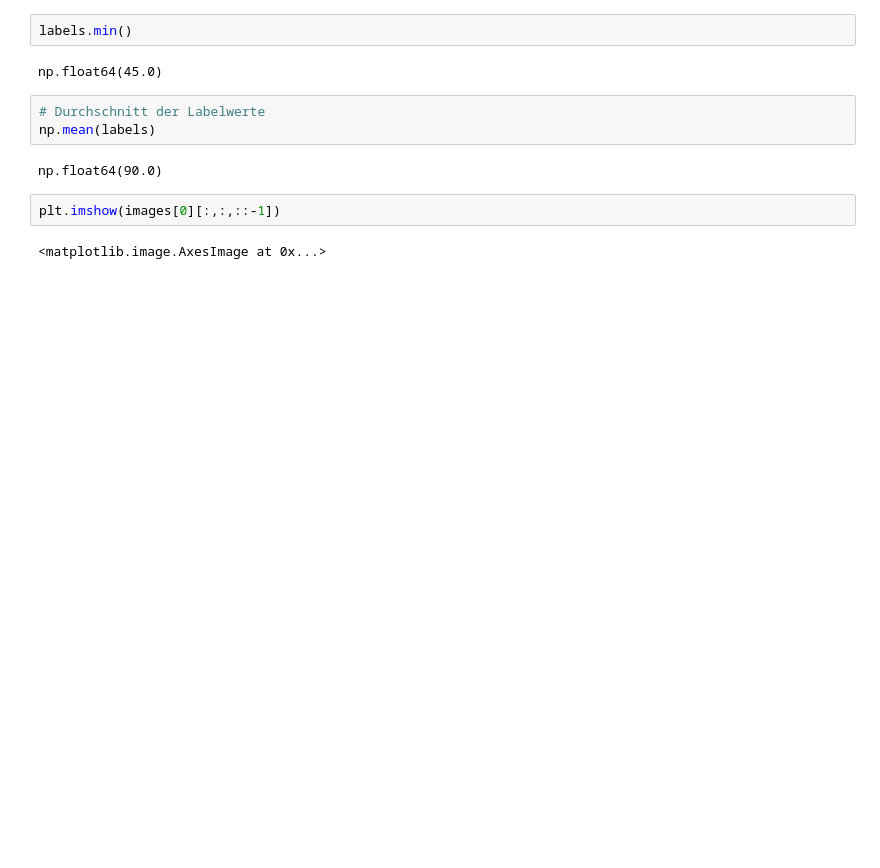
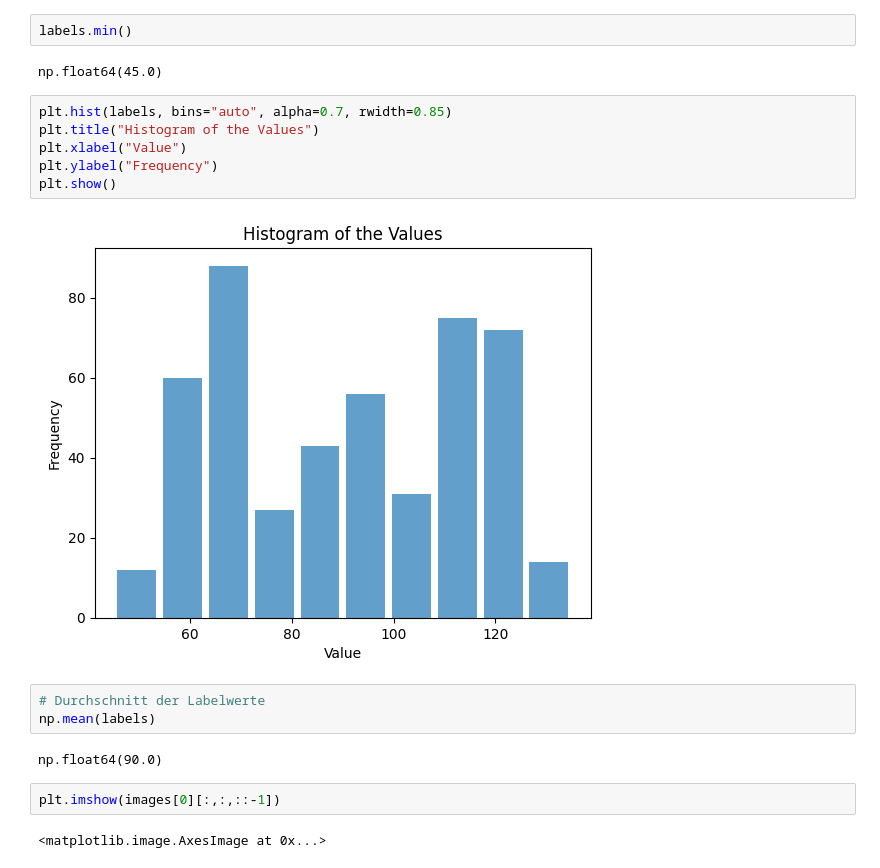
Before and after one commit to KaiMi92/PW_1_Grp3, a Jupyter notebook: nn_kai.ipynb, the cells around one changed output. Cells and saved outputs as stored; diff of their text form; blank space fills up the shorter version.

```diff
--- a/nn_kai.ipynb
+++ b/nn_kai.ipynb
@@ -74,6 +74,14 @@ array([111., 124., 117.,  97., 110., 100., 110., 109., 102.,  97.,  92.,
 labels.min()
 # %% [output]
 np.float64(45.0)
+# %%
+plt.hist(labels, bins="auto", alpha=0.7, rwidth=0.85)
+plt.title("Histogram of the Values")
+plt.xlabel("Value")
+plt.ylabel("Frequency")
+plt.show()
+# %% [output]
+[figure, added]
 # %%
 # Durchschnitt der Labelwerte
 np.mean(labels)
```
Also changed, not shown: parts of 16 cells of this notebook, 1 other file.
